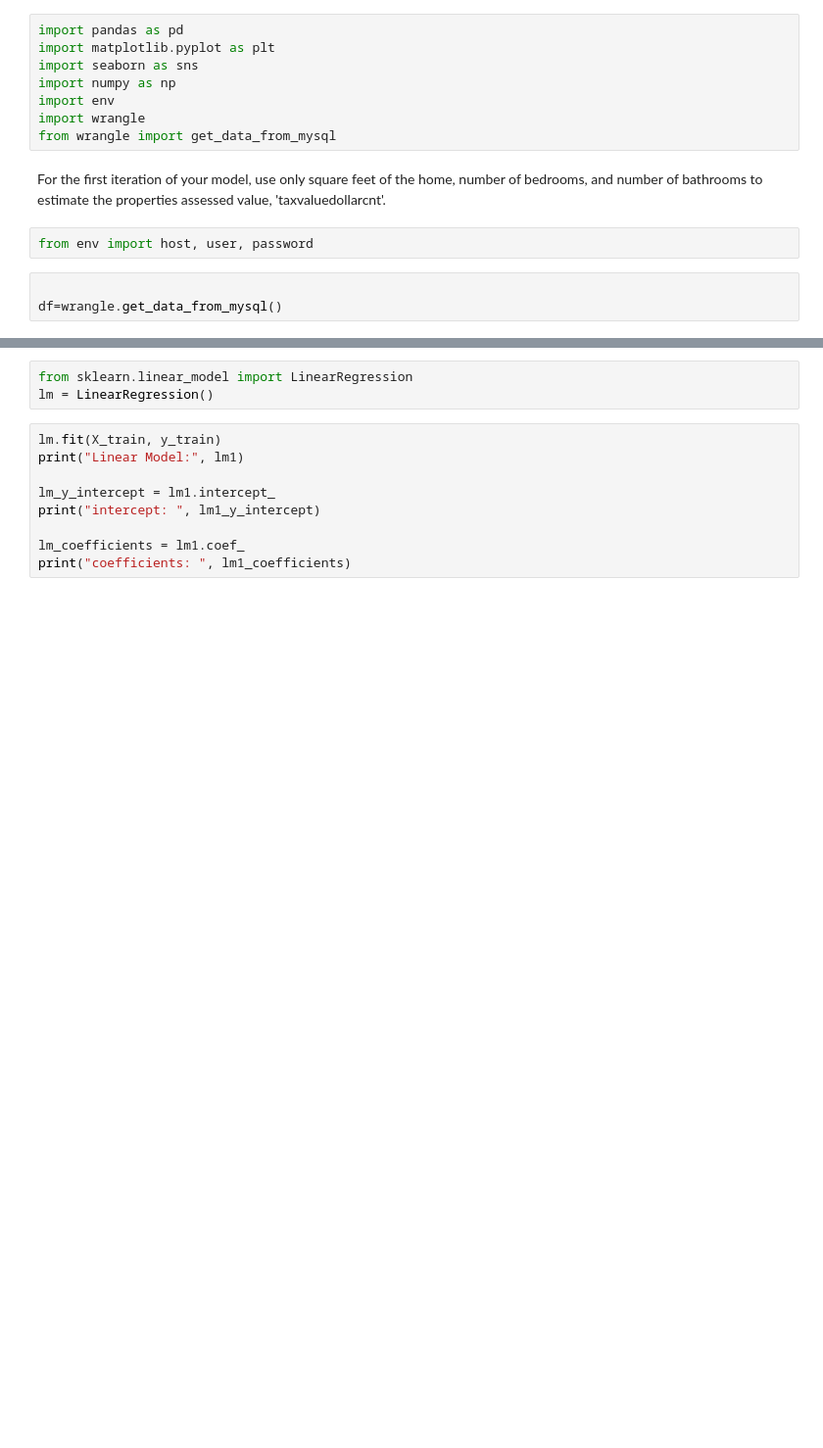
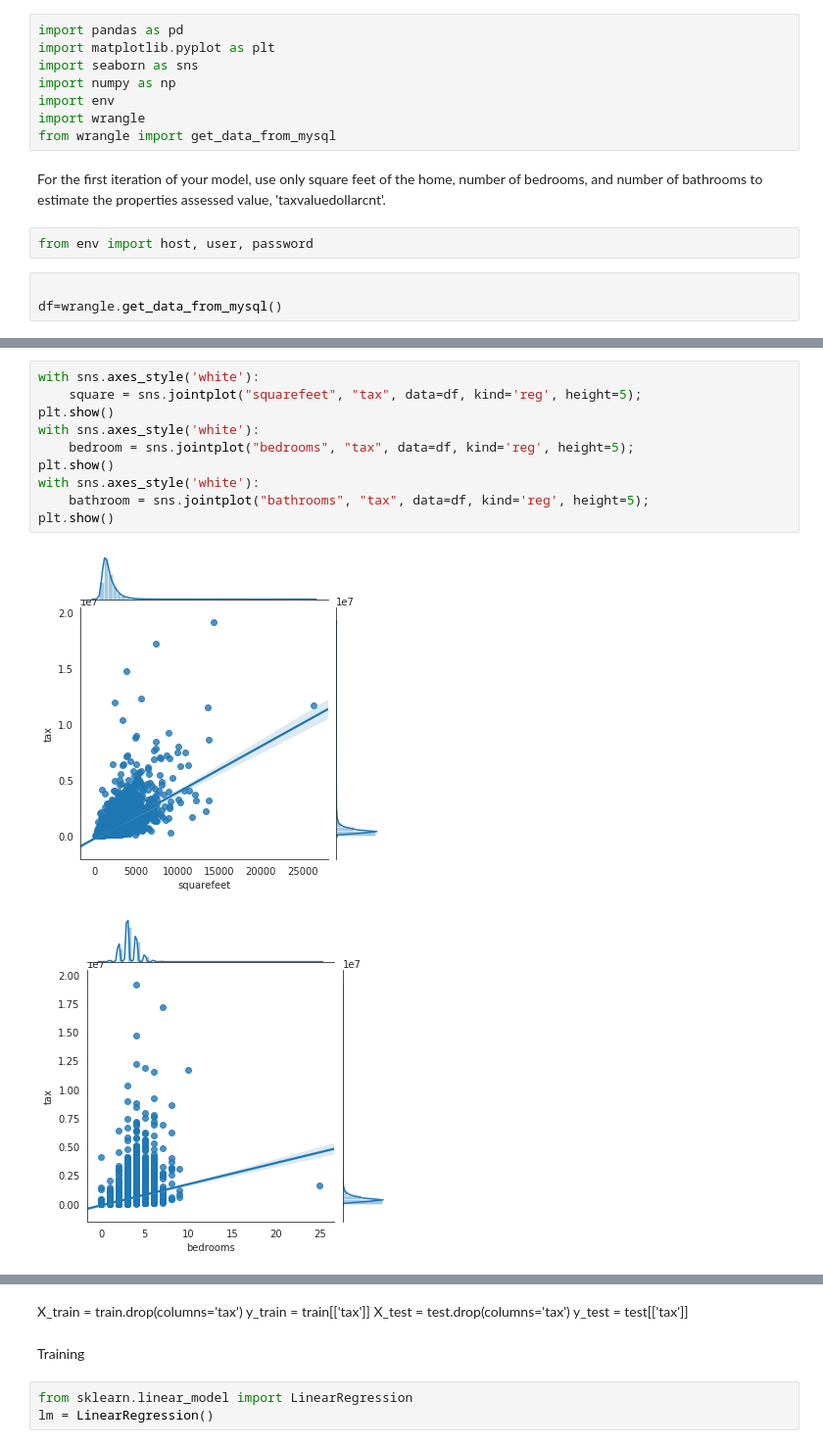
Before and after one commit to Mattsantos541/Zillow, a Jupyter notebook: Zillow Project.ipynb, the cells around one changed output, grey strips where cells are left out. Shown: that part at 98% size. Saved outputs shown, nothing was run; the diff lists cells and outputs as text; blank space fills up the shorter version.

```diff
--- a/Zillow Project.ipynb
+++ b/Zillow Project.ipynb
@@ -96,0 +146,13 @@ Now its time to train our model on our training data!
+# %%
+with sns.axes_style('white'):
+    square = sns.jointplot("squarefeet", "tax", data=df, kind='reg', height=5);
+plt.show()
+with sns.axes_style('white'):
+    bedroom = sns.jointplot("bedrooms", "tax", data=df, kind='reg', height=5);
+plt.show()
+with sns.axes_style('white'):
+    bathroom = sns.jointplot("bathrooms", "tax", data=df, kind='reg', height=5);
+plt.show()
+# %% [output]
+[figure, added]
+[figure, added]
@@ -97,12 +160,10 @@ Now its time to train our model on our training data!
+# %% [markdown]
+X_train = train.drop(columns='tax')
+y_train = train[['tax']]
+X_test = test.drop(columns='tax')
+y_test = test[['tax']]
+# %% [markdown]
+Training
 # %%
 from sklearn.linear_model import LinearRegression
 lm = LinearRegression()
-# %%
-lm.fit(X_train, y_train)
-print("Linear Model:", lm1)
-
-lm_y_intercept = lm1.intercept_
-print("intercept: ", lm1_y_intercept)
-
-lm_coefficients = lm1.coef_
-print("coefficients: ", lm1_coefficients)
```
Also changed, not shown: parts of 37 cells of this notebook, 8 other files.
